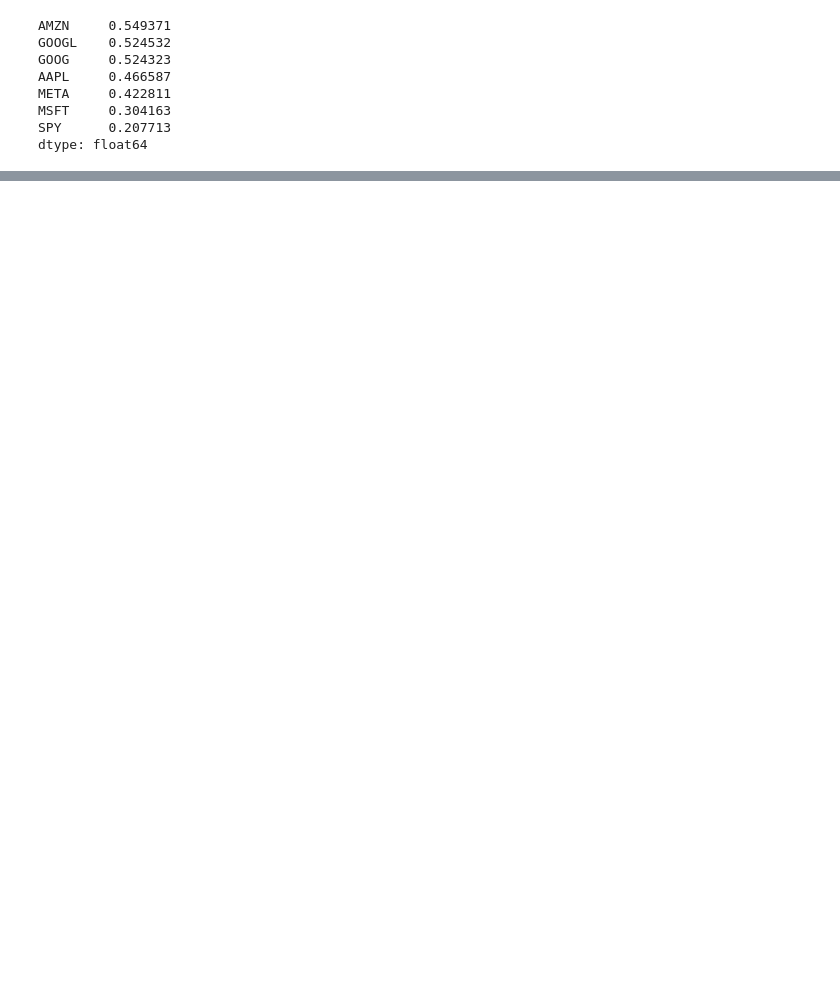
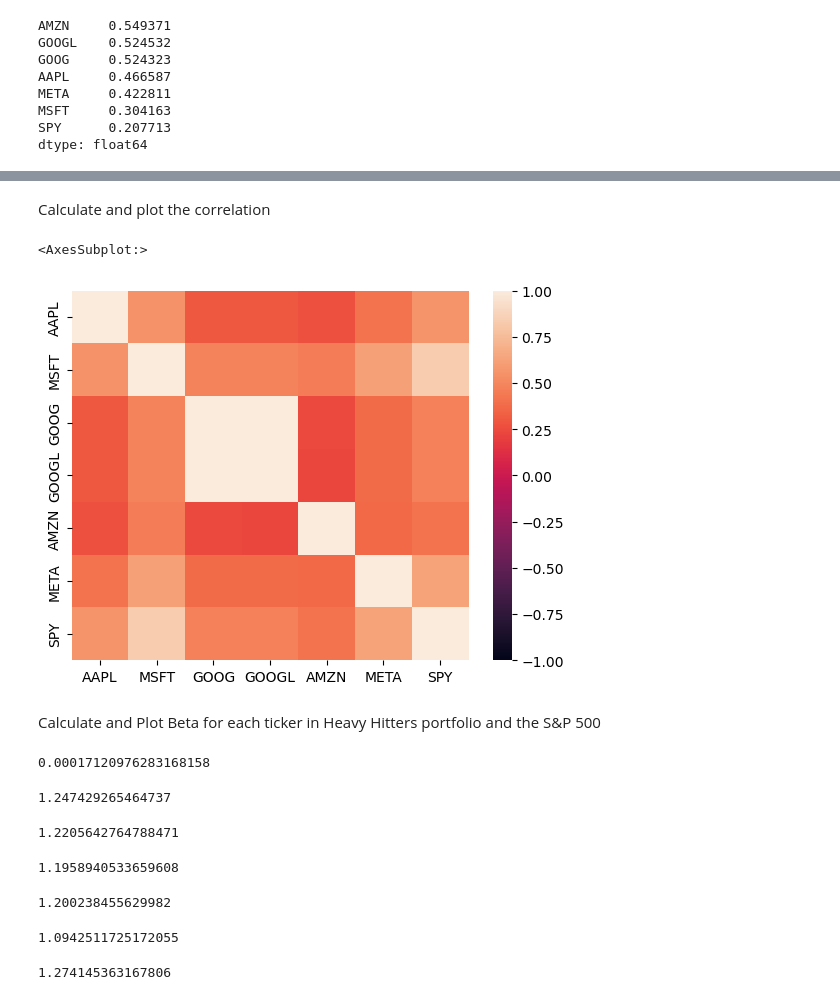
Before and after one commit to NapoliMunk/QA_and_Projections, a Jupyter notebook: Heavy Hitters Analysis.ipynb, the cells around one changed output, grey strips where cells are left out. Drawn from its saved outputs; the diff is of its cells as text; code cells hidden in the pictures; blank space fills up the shorter version.

```diff
--- a/Heavy Hitters Analysis.ipynb
+++ b/Heavy Hitters Analysis.ipynb
@@ -286,0 +332,15 @@ dtype: float64
+# %% [markdown]
+Calculate and plot the correlation
+# %%
+# Calculate the correlation
+import seaborn as sns
+
+hh_corr = hh_daily_return.corr()
+
+# Display de correlation matrix
+sns.heatmap(hh_corr, vmin=-1, vmax=1)
+# %% [output]
+<AxesSubplot:>
+[figure, added]
+# %% [markdown]
+Calculate and Plot Beta for each ticker in Heavy Hitters portfolio and the S&P 500
@@ -286,0 +355,48 @@ dtype: float64
+# %%
+# Calculate variance of S&P 500
+sp_500_var=hh_daily_return['SPY'].var()
+sp_500_var
+# %% [output]
+0.00017120976283168158
+# %%
+# Computing beta for AAPL
+aapl_beta=aapl_cov/sp_500_var
+
+aapl_beta
+# %% [output]
+1.247429265464737
+# %%
+# Computing beta for MSFT
+msft_beta=msft_cov/sp_500_var
+
+msft_beta
+# %% [output]
+1.2205642764788471
+# %%
+# Computing beta for GOOG
+goog_beta=goog_cov/sp_500_var
+
+goog_beta
+# %% [output]
+1.1958940533659608
+# %%
+# Computing beta for GOOGL
+googl_beta=googl_cov/sp_500_var
+
+googl_beta
+# %% [output]
+1.200238455629982
+# %%
+# Computing beta for AMZN
+amzn_beta=amzn_cov/sp_500_var
+
+amzn_beta
+# %% [output]
+1.0942511725172055
+# %%
+# Computing beta for META
+meta_beta=meta_cov/sp_500_var
+
+meta_beta
+# %% [output]
+1.274145363167806
```
Also changed, not shown: parts of 38 cells of this notebook.
